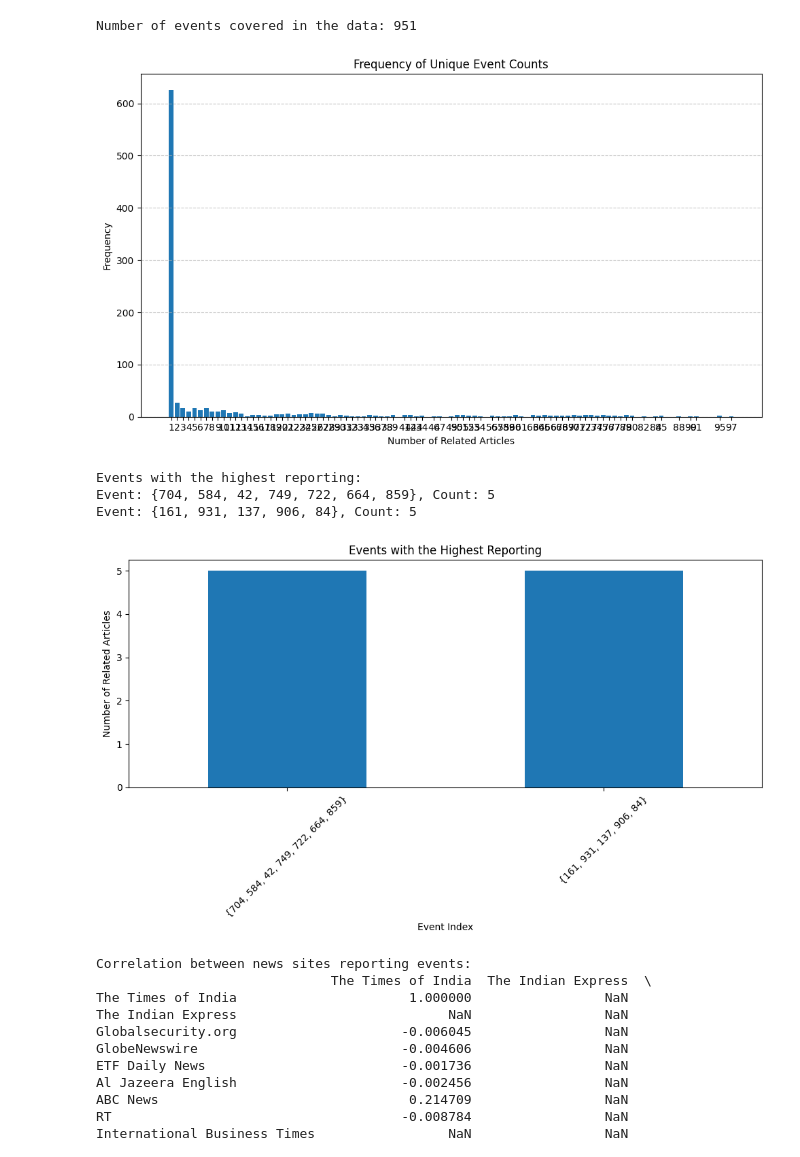
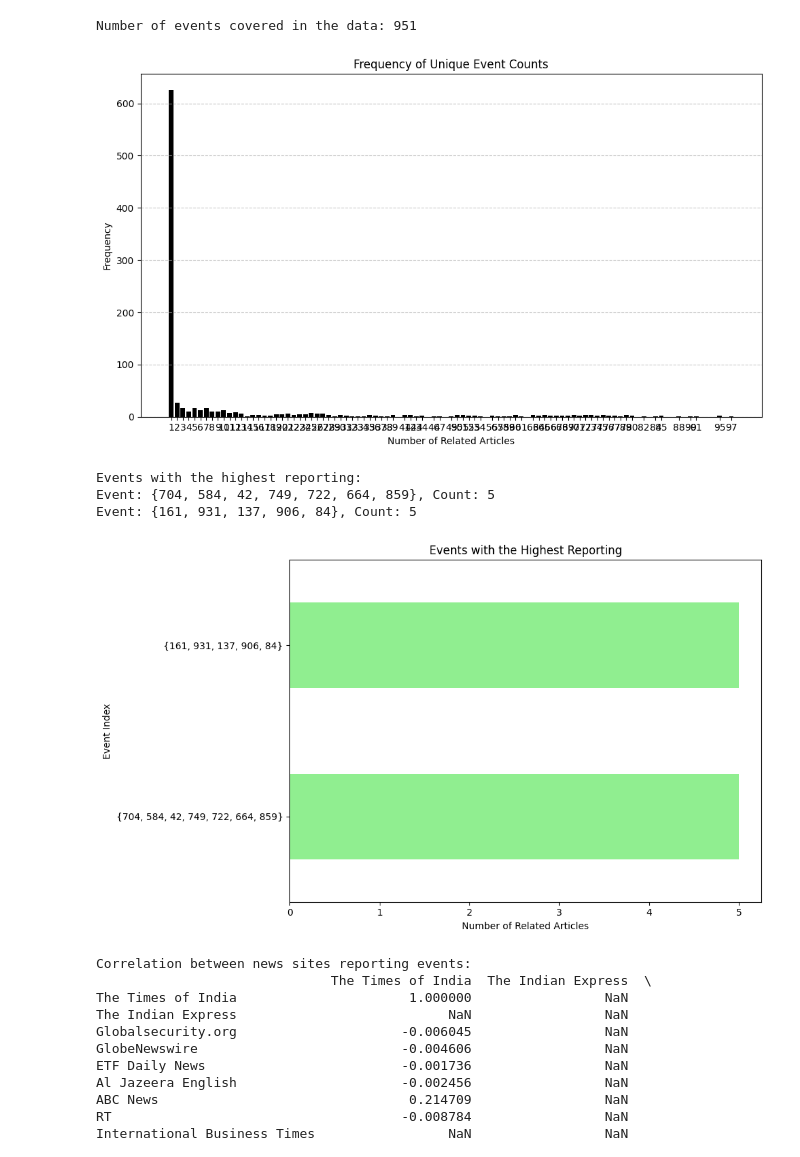
Before and after one commit to slykkkk/news_correlation_10ac_week0, a Jupyter notebook: notebooks/event.ipynb, the cells around one changed output. Cells and saved outputs as stored; diff of their text form; code cells hidden in the pictures.

```diff
--- a/notebooks/event.ipynb
+++ b/notebooks/event.ipynb
@@ -234,7 +250,7 @@ event_count_freq = {count: event_counts.count(count) for count in set(event_coun
 
 # Plot the frequency of unique event counts
 plt.figure(figsize=(10, 6))
-plt.bar(event_count_freq.keys(), event_count_freq.values())
+plt.bar(event_count_freq.keys(), event_count_freq.values(), color='black')  # Changing color to sky blue
 plt.title('Frequency of Unique Event Counts')
 plt.xlabel('Number of Related Articles')
 plt.ylabel('Frequency')
@@ -243,7 +259,7 @@ plt.grid(axis='y', linestyle='--', alpha=0.7)
 plt.tight_layout()
 plt.show()
 # %% [output]
-[figure, old version]
+[figure, new version]
 # %%
 # Count occurrences of each set of related articles (events)
 event_counts = merge_df['related_articles'].value_counts()
@@ -262,17 +278,16 @@ Event: {161, 931, 137, 906, 84}, Count: 5
 # %%
 import matplotlib.pyplot as plt
 
 # Plot the events with the highest reporting
 plt.figure(figsize=(10, 6))
-highest_reporting_events.plot(kind='bar')
+highest_reporting_events.plot(kind='barh', color='lightgreen')  # Changing plot type to horizontal bar plot and color to light green
 plt.title('Events with the Highest Reporting')
-plt.xlabel('Event Index')
-plt.ylabel('Number of Related Articles')
-plt.xticks(rotation=45)
+plt.xlabel('Number of Related Articles')
+plt.ylabel('Event Index')
 plt.tight_layout()
 plt.show()
 # %% [output]
-[figure, old version]
+[figure, new version]
 # %%
 import pandas as pd
 
```
Also changed, not shown: parts of 4 cells of this notebook, 25 other files.
